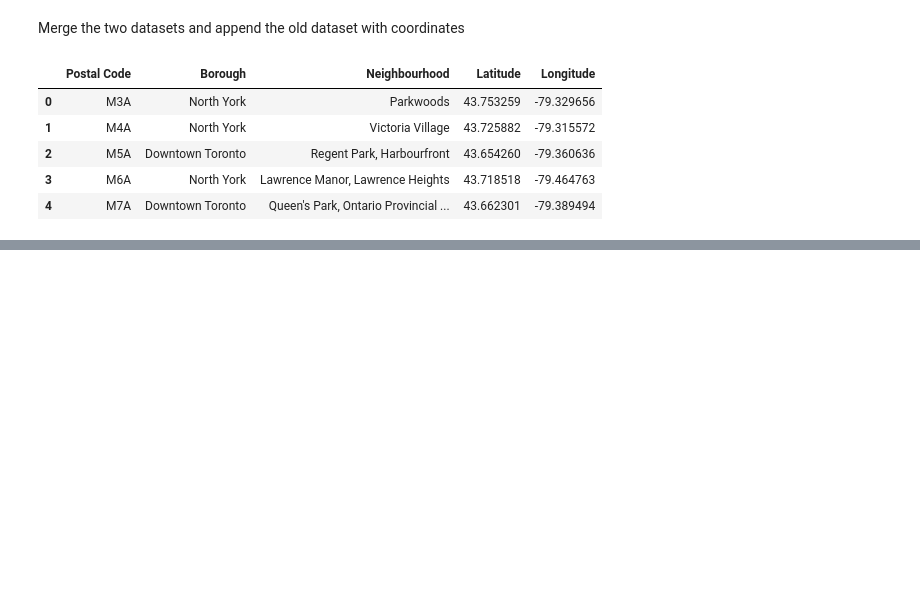
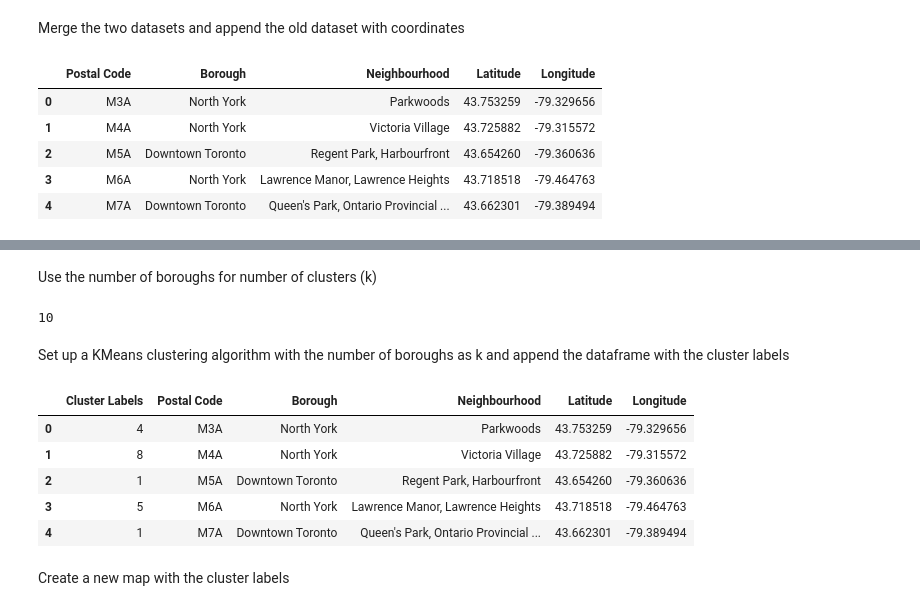
Before and after one commit to M0n01ith/Coursera_Capstone, a Jupyter notebook: Capstone Project Clustering New York.ipynb, the cells around one changed output, grey strips where cells are left out. Drawn from its saved outputs; the diff is of its cells as text; code cells hidden in the pictures; blank space fills up the shorter version.

```diff
--- a/Capstone Project Clustering New York.ipynb
+++ b/Capstone Project Clustering New York.ipynb
@@ -101,0 +137,3 @@ df_bor_geo.head()
+# %%
+toronto_clusters = df_bor_geo.drop(["Postal Code","Borough","Neighbourhood"],1)
+toronto_clusters.head()
@@ -101,0 +147,25 @@ df_bor_geo.head()
+# %% [markdown]
+Use the number of boroughs for number of clusters (k)
+# %%
+len(df_bor_geo["Borough"].value_counts())
+# %% [output]
+10
+# %% [markdown]
+Set up a KMeans clustering algorithm with the number of boroughs as k and append the dataframe with the cluster labels
+# %%
+k=10
+
+kmeans = KMeans(n_clusters = k,random_state=0).fit(toronto_clusters)
+kmeans.labels_
+df_bor_geo.insert(0, 'Cluster Labels', kmeans.labels_)
+# %%
+df_bor_geo.head()
+# %% [output]
+|  | Cluster Labels | Postal Code | Borough | Neighbourhood | Latitude | Longitude |
+| 0 | 4 | M3A | North York | Parkwoods | 43.753259 | -79.329656 |
+| 1 | 8 | M4A | North York | Victoria Village | 43.725882 | -79.315572 |
+| 2 | 1 | M5A | Downtown Toronto | Regent Park, Harbourfront | 43.654260 | -79.360636 |
+| 3 | 5 | M6A | North York | Lawrence Manor, Lawrence Heights | 43.718518 | -79.464763 |
+| 4 | 1 | M7A | Downtown Toronto | Queen's Park, Ontario Provincial ... | 43.662301 | -79.389494 |
+# %% [markdown]
+Create a new map with the cluster labels
```
Also changed, not shown: parts of 11 cells of this notebook.
